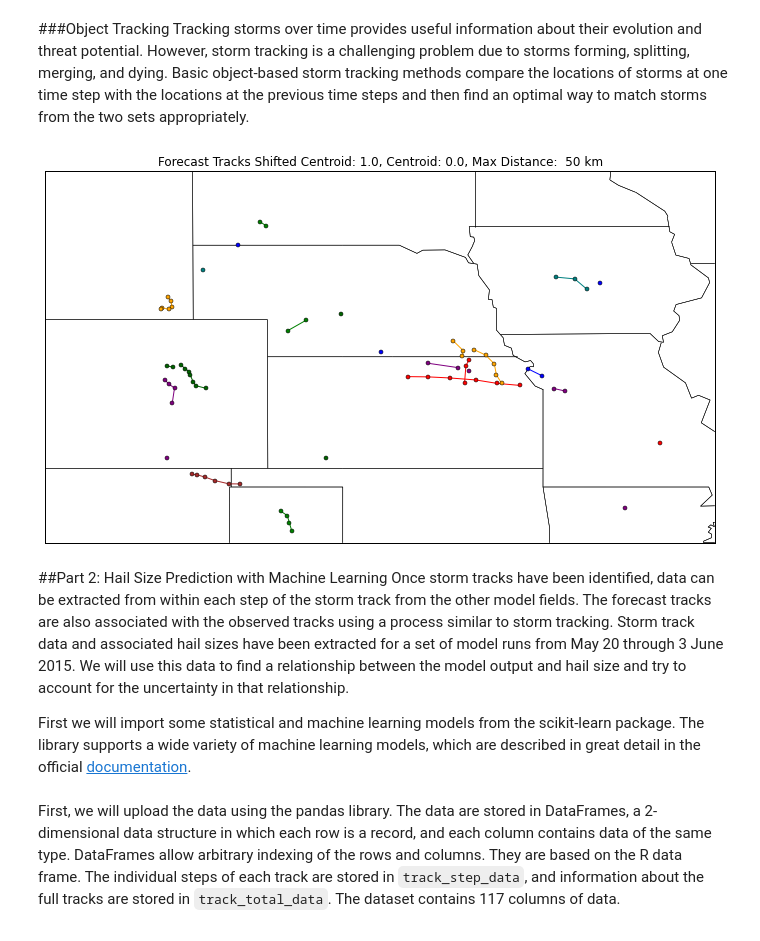
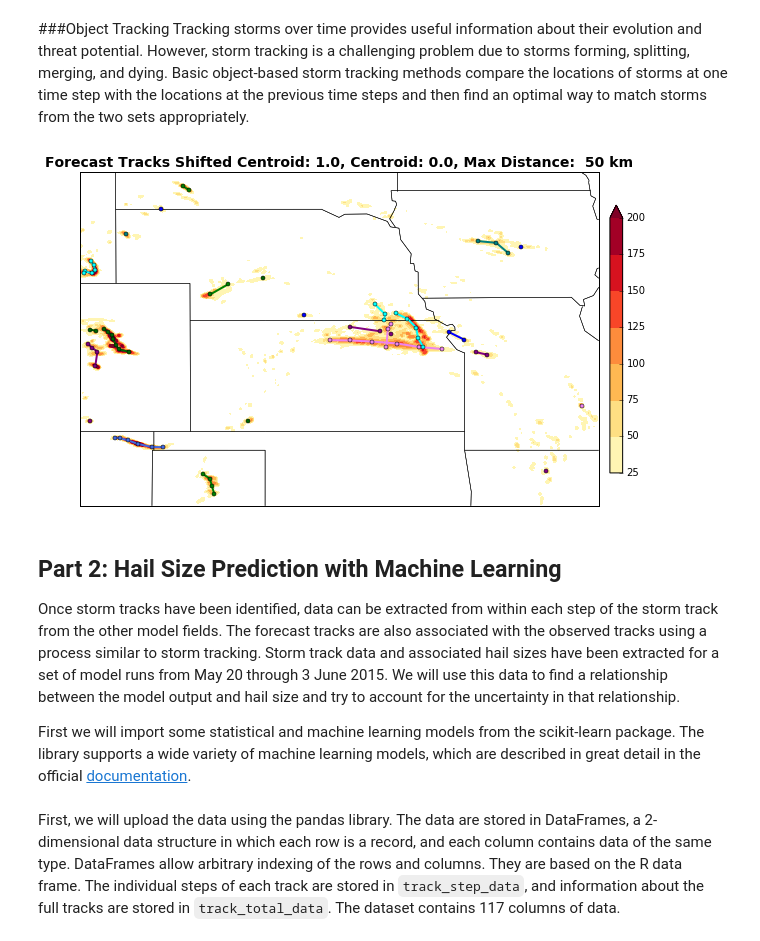
Before and after one commit to djgagne/hagelslag, a Jupyter notebook: demos/unidata_users_workshop_2015.ipynb, the cells around one changed output. Drawn from its saved outputs; the diff is of its cells as text; code cells hidden in the pictures.

```diff
--- a/demos/unidata_users_workshop_2015.ipynb
+++ b/demos/unidata_users_workshop_2015.ipynb
@@ -53,15 +51,15 @@ Loading SSEF
 # %% [markdown]
 The max updraft helicity map over the full period shows mutiple long and intense tracks in the central Plains.
 # %%
-lon_range = (-108, -90)
-lat_range = (35, 45)
+lon_range = (-105, -91)
+lat_range = (35, 44)
 basemap = Basemap(projection="cyl",
                   resolution="l",
                   llcrnrlon=lon_range[0],
                   urcrnrlon=lon_range[1],
                   llcrnrlat=lat_range[0],
                   urcrnrlat=lat_range[1])
-plt.figure(figsize=(12,8))
+plt.figure(figsize=(10,8))
 basemap.drawstates()
 plt.contourf(model_grid.lon,
              model_grid.lat,
@@ -69,7 +67,9 @@ plt.contourf(model_grid.lon,
              np.arange(25,225,25),
              extend="max",
              cmap="YlOrRd")
-plt.colorbar(shrink=0.6, fraction=0.05, pad=0.02 )
+#plt.colorbar(shrink=0.6, fraction=0.05, pad=0.02 )
 title_info = plt.title("Max Updraft Helicity {0}-{1}".format(start_date.strftime("%d %B %y %H:%M"),
-                                                             end_date.strftime("%d %B %y %H:%M")))
+                                                             end_date.strftime("%d %B %y %H:%M")),
+                      fontweight="bold", fontsize=14)
+plt.savefig("uh_swaths.png", dpi=200, bbox_inches="tight")
 # %% [output]
@@ -223,47 +223,55 @@ def track_forecast_objects(input_model_objects, model_grid, object_matcher):
                 past_time_objs.append(obj)
         # If no objects existed in the last time step, then consider objects in current time step all new
         if len(past_time_objs) == 0:
-            tracked_model_objects.extend(copy(model_objects[h]))
+            tracked_model_objects.extend(deepcopy(model_objects[h]))
         # Match from previous time step with current time step
         elif len(past_time_objs) > 0 and len(model_objects[h]) > 0:
             assignments = object_matcher.match_objects(past_time_objs, model_objects[h], hour - 1, hour)
             unpaired = range(len(model_objects[h]))
             for pair in assignments:
                 past_time_objs[pair[0]].extend(model_objects[h][pair[1]])
                 unpaired.remove(pair[1])
             if len(unpaired) > 0:
                 for up in unpaired:
                     tracked_model_objects.append(model_objects[h][up])
         #print("Tracked Model Objects: {0:03d} Hour: {1:02d}".format(len(tracked_model_objects), hour))
     return tracked_model_objects
 
 def make_tracks(dist_weight, max_distance):
     global tracked_model_objects
     object_matcher = ObjectMatcher([shifted_centroid_distance, centroid_distance],
                                    np.array([dist_weight, 1-dist_weight]), np.array([max_distance * 1000] * 2))
     tracked_model_objects = track_forecast_objects(model_objects, model_grid, object_matcher)
-    color_list = ["red", "orange", "blue", "green", "purple", "darkgreen", "teal", "brown"]
+    color_list = ["violet", "cyan", "blue", "green", "purple", "darkgreen", "teal", "royalblue"]
     color_arr = np.tile(color_list, len(tracked_model_objects) / len(color_list) + 1)
-    plt.figure(figsize=(12, 8))
+    plt.figure(figsize=(10, 8))
     basemap.drawstates()
+    plt.contourf(model_grid.lon,
+             model_grid.lat,
+             model_grid.data.max(axis=0),
+             np.arange(25,225,25),
+             extend="max",
+             cmap="YlOrRd")
+    plt.colorbar(shrink=0.6, fraction=0.05, pad=0.02 )
     for t, tracked_model_object in enumerate(tracked_model_objects):
         traj = tracked_model_object.trajectory()
         t_lon, t_lat = model_grid.proj(traj[0], traj[1], inverse=True)
-        plt.plot(t_lon, t_lat, marker='o', markersize=4, color=color_arr[t])
+        plt.plot(t_lon, t_lat, marker='o', markersize=4, color=color_arr[t], lw=2)
         #plt.barbs(t_lon, t_lat, tracked_model_object.u /3000,
         #          tracked_model_object.v / 3000.0, length=6,
         #          barbcolor=color_arr[t])
     plt.title("Forecast Tracks Shifted Centroid: {0:0.1f}, Centroid: {1:0.1f}, Max Distance: {2:3d} km".format(
-        dist_weight, 1-dist_weight, max_distance))
+        dist_weight, 1-dist_weight, max_distance), fontweight="bold", fontsize=14)
+    plt.savefig("storm_tracks.png", dpi=200, bbox_inches="tight")
 tracked_model_objects = None
 weight_slider = widgets.FloatSlider(min=0, max=1, step=1, value=1)
 dist_slider = widgets.IntSlider(min=10, max=1000, step=10, value=50)
 track_w = widgets.interactive(make_tracks, dist_weight=weight_slider, max_distance=dist_slider)
 display(track_w)
 # %% [output]
-[figure, old version]
+[figure, new version]
 # %% [markdown]
-##Part 2: Hail Size Prediction with Machine Learning
+## Part 2: Hail Size Prediction with Machine Learning
 Once storm tracks have been identified, data can be extracted from within each step of the storm track from the other model fields. The forecast tracks are also associated with the observed tracks using a process similar to storm tracking. Storm track data and associated hail sizes have been extracted for a set of model runs from May 20 through 3 June 2015. We will use this data to find a relationship between the model output and hail size and try to account for the uncertainty in that relationship.
 
 First we will import some statistical and machine learning models from the scikit-learn package. The library supports a wide variety of machine learning models, which are described in great detail in the official [documentation](http://scikit-learn.org/stable/documentation.html).
```
Also changed, not shown: parts of 10 cells of this notebook, 1 other file.
